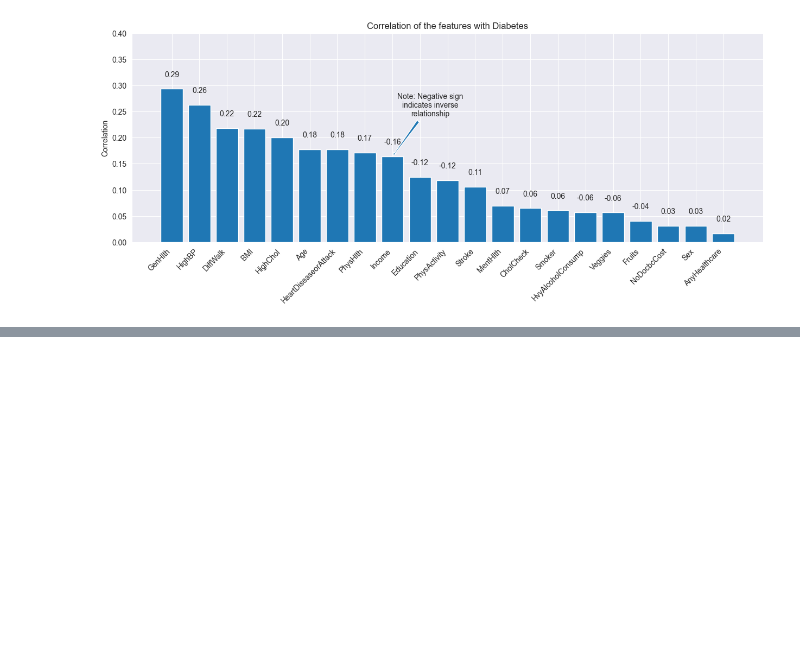
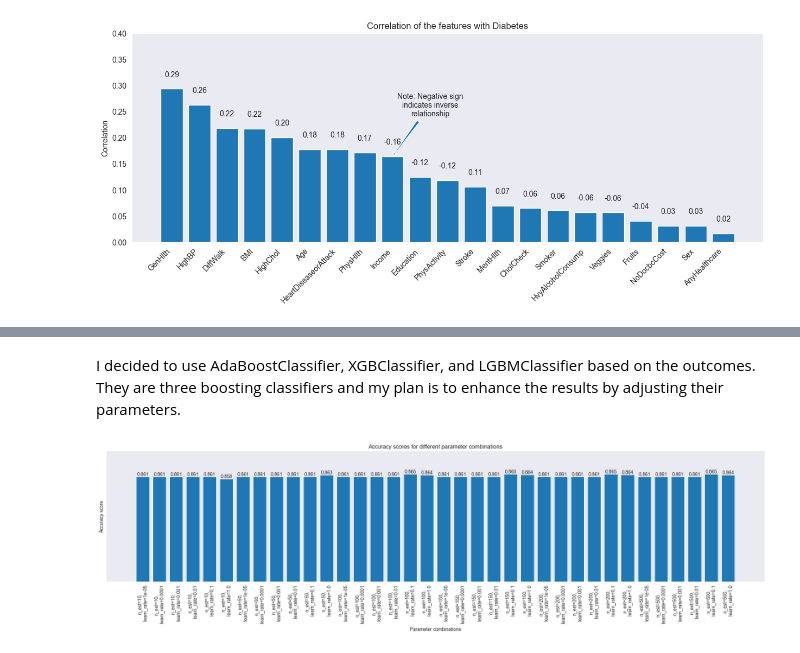
Before and after one commit to MatheusRdk/diabetes-analysis, a Jupyter notebook: diabetes.ipynb, the cells around one changed output, grey strips where cells are left out. Cells and saved outputs as stored; diff of their text form; code cells hidden in the pictures; blank space fills up the shorter version.

Commit message:
machine learning v1.0

```diff
--- a/diabetes.ipynb
+++ b/diabetes.ipynb
@@ -64,0 +140,34 @@ plt.show()
+# %% [markdown]
+I decided to use AdaBoostClassifier, XGBClassifier, and LGBMClassifier based on the outcomes. They are three boosting classifiers and my plan is to enhance the results by adjusting their parameters.
+# %%
+##AdaBoostClassifier
+
+#Evaluating the classifier accuracy with test samples
+from sklearn.ensemble import AdaBoostClassifier
+n_estimators_list = [10, 50, 100, 150, 200, 500]
+learning_rate_list = [0.00001, 0.0001, 0.001, 0.01, 0.1, 1.0]
+scores = []
+parameter_labels = []
+for n_estimators in n_estimators_list:
+    for learning_rate in learning_rate_list:
+        ada = AdaBoostClassifier(n_estimators=n_estimators, learning_rate=learning_rate)
+        ada.fit(x_train, y_train)
+        accuracy = ada.score(x_test, y_test)
+        scores.append(accuracy)
+        parameter_labels.append(f'n_est={n_estimators},\n learn_rate={learning_rate}')
+
+# Create a bar plot to compare the different parameter values
+x_pos = np.arange(len(parameter_labels))
+plt.figure(figsize=(25,5))
+plt.bar(x_pos, scores)
+plt.xticks(x_pos, parameter_labels, rotation=90)
+plt.xlabel('Parameter combinations')
+plt.ylabel('Accuracy score')
+plt.tick_params(axis='y', which='both', left=False, labelleft=False)
+plt.title('Accuracy scores for different parameter combinations')
+plt.ylim(0.7, 0.9)
+for i, score in enumerate(scores):
+    plt.text(x_pos[i], score, f'{score:.3f}', ha='center', va='bottom')
+plt.show()
+# %% [output]
+[figure, added]
```
Also changed, not shown: parts of 14 cells of this notebook.
